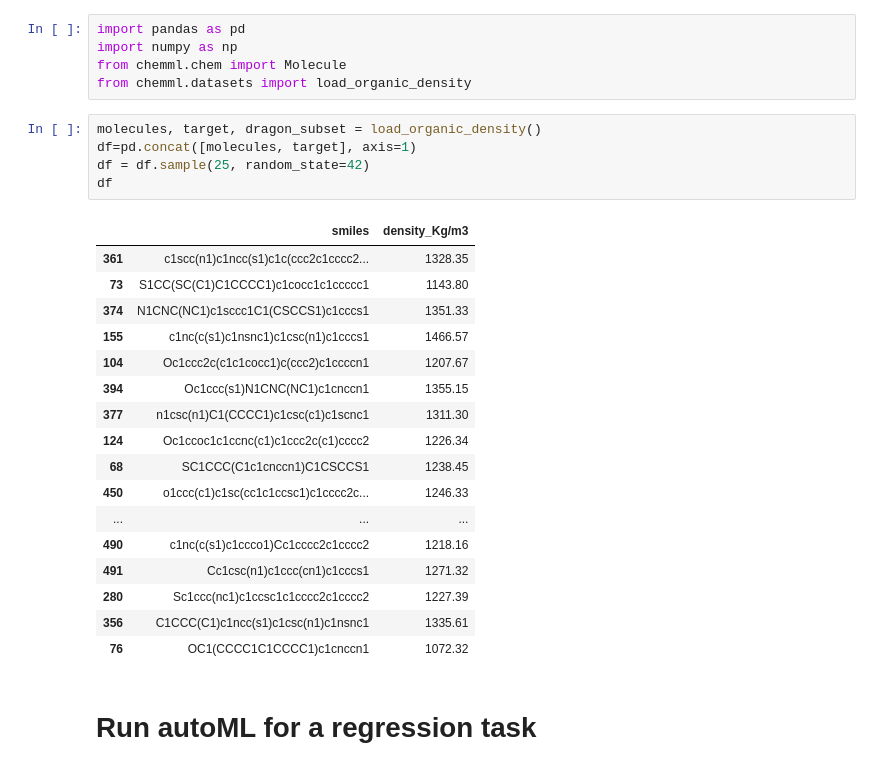
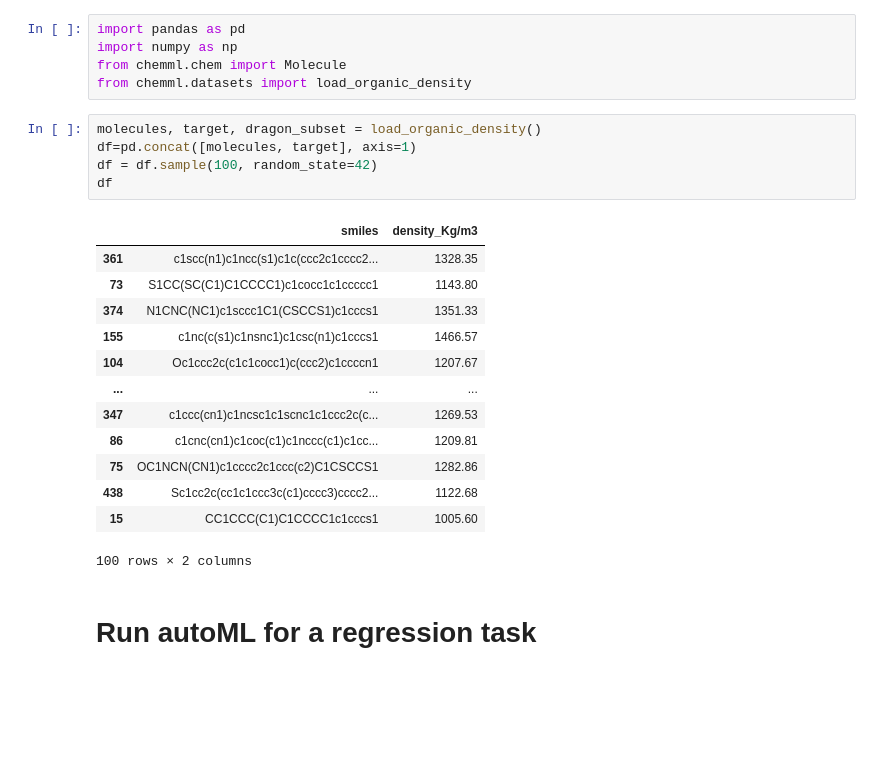
Before and after one commit to hachmannlab/chemml, a Jupyter notebook: docs/ipython_notebooks/autoML_regression.ipynb, the cells around one changed output. Saved outputs shown, nothing was run; the diff lists cells and outputs as text; blank space fills up the shorter version.

```diff
--- a/docs/ipython_notebooks/autoML_regression.ipynb
+++ b/docs/ipython_notebooks/autoML_regression.ipynb
@@ -41,26 +41,22 @@ from chemml.datasets import load_organic_density
 # %%
 molecules, target, dragon_subset = load_organic_density()
 df=pd.concat([molecules, target], axis=1)
-df = df.sample(25, random_state=42)
+df = df.sample(100, random_state=42)
 df
 # %% [output]
 |  | smiles | density_Kg/m3 |
 | 361 | c1scc(n1)c1ncc(s1)c1c(ccc2c1cccc2... | 1328.35 |
 | 73 | S1CC(SC(C1)C1CCCC1)c1cocc1c1ccccc1 | 1143.80 |
 | 374 | N1CNC(NC1)c1sccc1C1(CSCCS1)c1cccs1 | 1351.33 |
 | 155 | c1nc(c(s1)c1nsnc1)c1csc(n1)c1cccs1 | 1466.57 |
 | 104 | Oc1ccc2c(c1c1cocc1)c(ccc2)c1ccccn1 | 1207.67 |
-| 394 | Oc1ccc(s1)N1CNC(NC1)c1cnccn1 | 1355.15 |
-| 377 | n1csc(n1)C1(CCCC1)c1csc(c1)c1scnc1 | 1311.30 |
-| 124 | Oc1ccoc1c1ccnc(c1)c1ccc2c(c1)cccc2 | 1226.34 |
-| 68 | SC1CCC(C1c1cnccn1)C1CSCCS1 | 1238.45 |
-| 450 | o1ccc(c1)c1sc(cc1c1ccsc1)c1cccc2c... | 1246.33 |
 | ... | ... | ... |
-| 490 | c1nc(c(s1)c1ccco1)Cc1cccc2c1cccc2 | 1218.16 |
-| 491 | Cc1csc(n1)c1ccc(cn1)c1cccs1 | 1271.32 |
-| 280 | Sc1ccc(nc1)c1ccsc1c1cccc2c1cccc2 | 1227.39 |
-| 356 | C1CCC(C1)c1ncc(s1)c1csc(n1)c1nsnc1 | 1335.61 |
-| 76 | OC1(CCCC1C1CCCC1)c1cnccn1 | 1072.32 |
+| 347 | c1ccc(cn1)c1ncsc1c1scnc1c1ccc2c(c... | 1269.53 |
+| 86 | c1cnc(cn1)c1coc(c1)c1nccc(c1)c1cc... | 1209.81 |
+| 75 | OC1NCN(CN1)c1cccc2c1ccc(c2)C1CSCCS1 | 1282.86 |
+| 438 | Sc1cc2c(cc1c1ccc3c(c1)cccc3)cccc2... | 1122.68 |
+| 15 | CC1CCC(C1)C1CCCC1c1cccs1 | 1005.60 |
+100 rows × 2 columns
 # %% [markdown]
 # Run autoML for a regression task
 # %%
```
Also changed, not shown: parts of 11 cells of this notebook, 47 other files.
